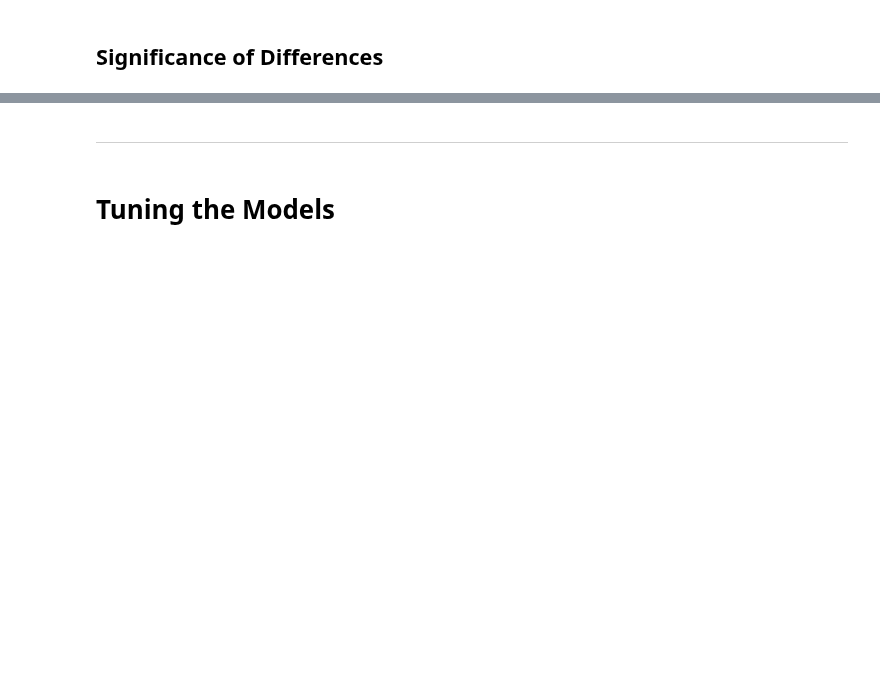
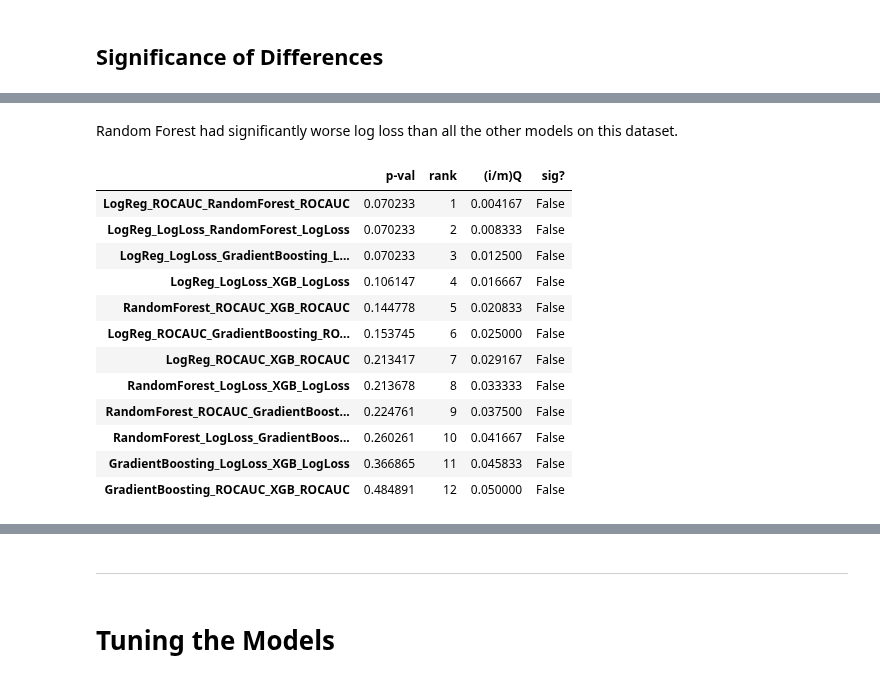
Before and after one commit to cjsmith015/Machine_Learning_and_ADHD, a Jupyter notebook: Supervised Learning.ipynb, the cells around one changed output, grey strips where cells are left out. Drawn from its saved outputs; the diff is of its cells as text; code cells hidden in the pictures; blank space fills up the shorter version.

```diff
--- a/Supervised Learning.ipynb
+++ b/Supervised Learning.ipynb
@@ -203,0 +221,18 @@ scs.f_oneway()
+# %% [markdown]
+Random Forest had significantly worse log loss than all the other models on this dataset.
+# %%
+run_mannwhitneyu_all(DX_tmcq)
+# %% [output]
+|  | p-val | rank | (i/m)Q | sig? |
+| LogReg_ROCAUC_RandomForest_ROCAUC | 0.070233 | 1 | 0.004167 | False |
+| LogReg_LogLoss_RandomForest_LogLoss | 0.070233 | 2 | 0.008333 | False |
+| LogReg_LogLoss_GradientBoosting_L... | 0.070233 | 3 | 0.012500 | False |
+| LogReg_LogLoss_XGB_LogLoss | 0.106147 | 4 | 0.016667 | False |
+| RandomForest_ROCAUC_XGB_ROCAUC | 0.144778 | 5 | 0.020833 | False |
+| LogReg_ROCAUC_GradientBoosting_RO... | 0.153745 | 6 | 0.025000 | False |
+| LogReg_ROCAUC_XGB_ROCAUC | 0.213417 | 7 | 0.029167 | False |
+| RandomForest_LogLoss_XGB_LogLoss | 0.213678 | 8 | 0.033333 | False |
+| RandomForest_ROCAUC_GradientBoost... | 0.224761 | 9 | 0.037500 | False |
+| RandomForest_LogLoss_GradientBoos... | 0.260261 | 10 | 0.041667 | False |
+| GradientBoosting_LogLoss_XGB_LogLoss | 0.366865 | 11 | 0.045833 | False |
+| GradientBoosting_ROCAUC_XGB_ROCAUC | 0.484891 | 12 | 0.050000 | False |
```
Also changed, not shown: parts of 29 cells of this notebook, 5 other files.
